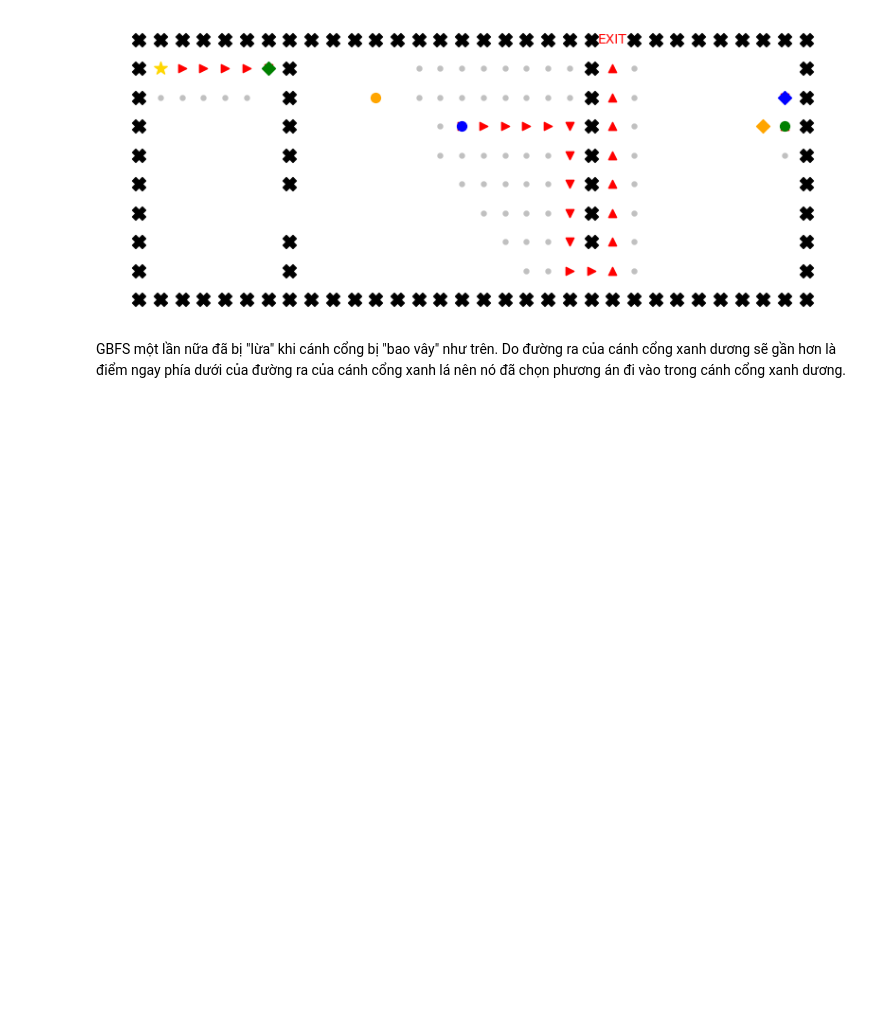
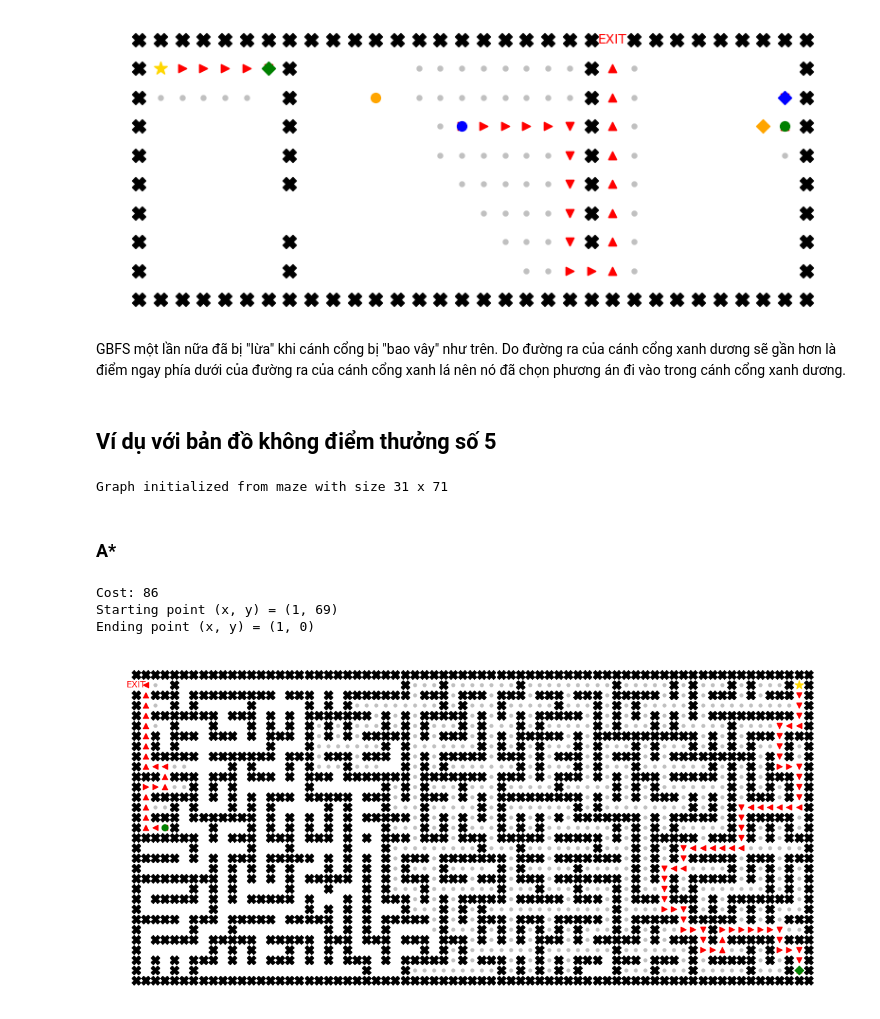
Before and after one commit to hungngocphat01/HCMUS-IntroAI-Project01-Pathfinding, a Jupyter notebook: report/report-src/report-teleport.ipynb, the cells around one changed output. Saved outputs shown, nothing was run; the diff lists cells and outputs as text; code cells hidden in the pictures; blank space fills up the shorter version.

```diff
--- a/report/report-src/report-teleport.ipynb
+++ b/report/report-src/report-teleport.ipynb
@@ -184,3 +182,26 @@ Ending point (x, y) = (0, 22)
 [figure]
 # %% [markdown]
 GBFS một lần nữa đã bị "lừa" khi cánh cổng bị "bao vây" như trên. Do đường ra của cánh cổng xanh dương sẽ gần hơn là điểm ngay phía dưới của đường ra của cánh cổng xanh lá nên nó đã chọn phương án đi vào trong cánh cổng xanh dương.
+# %% [markdown]
+## Ví dụ với bản đồ không điểm thưởng số 5
+# %%
+g = Graph('testcases/nobonus5.txt')
+# %% [output]
+Graph initialized from maze with size 31 x 71
+# %%
+port_list = [((29, 69), (15, 3), 'green')]
+create_tunnels(g, port_list)
+# %%
+# Định nghĩa hàm heuristic Euclide có xử lý cánh cổng
+tunnelled_euclide = \
+    lambda coord1, coord2: tunnel_wrapper(euclide_heuristic, coord1, coord2, port_list)
+# %% [markdown]
+### A*
+# %%
+run_search_nobonus(g, Astar,
+                   tunnelled_euclide, (15, 7), ports=port_list)
+# %% [output]
+Cost: 86
+Starting point (x, y) = (1, 69)
+Ending point (x, y) = (1, 0)
+[figure, added]
```
Also changed, not shown: parts of 4 cells of this notebook, 11 other files.
